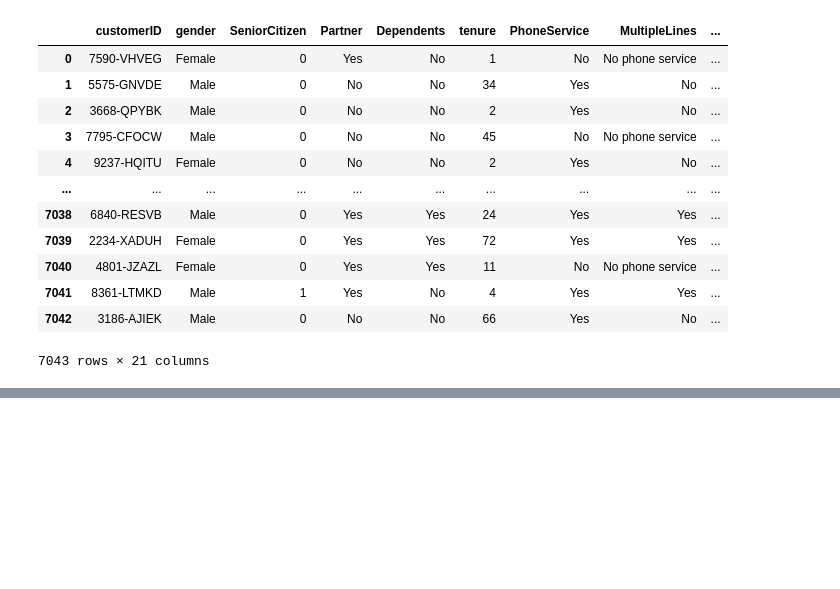
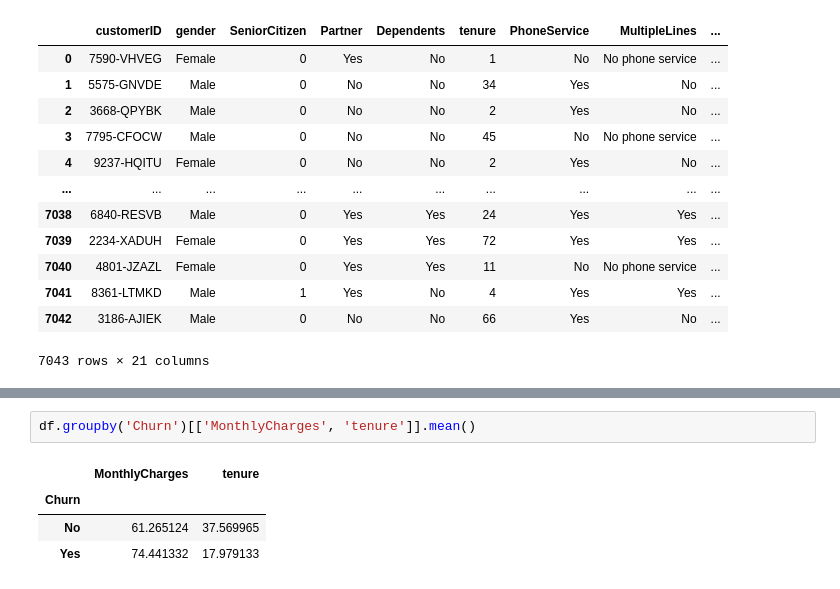
Before and after one commit to MAYANKSHARMA01010/GEN-AI-ML, a Jupyter notebook: 1.Phase1.ipynb, the cells around one changed output, grey strips where cells are left out. Drawn from its saved outputs; the diff is of its cells as text; blank space fills up the shorter version.

```diff
--- a/1.Phase1.ipynb
+++ b/1.Phase1.ipynb
@@ -212,0 +272,7 @@ cap_outliers(df, "TotalCharges")
+# %%
+df.groupby('Churn')[['MonthlyCharges', 'tenure']].mean()
+# %% [output]
+|  | MonthlyCharges | tenure |
+| Churn |  |  |
+| No | 61.265124 | 37.569965 |
+| Yes | 74.441332 | 17.979133 |
```
Also changed, not shown: parts of 6 cells of this notebook.
